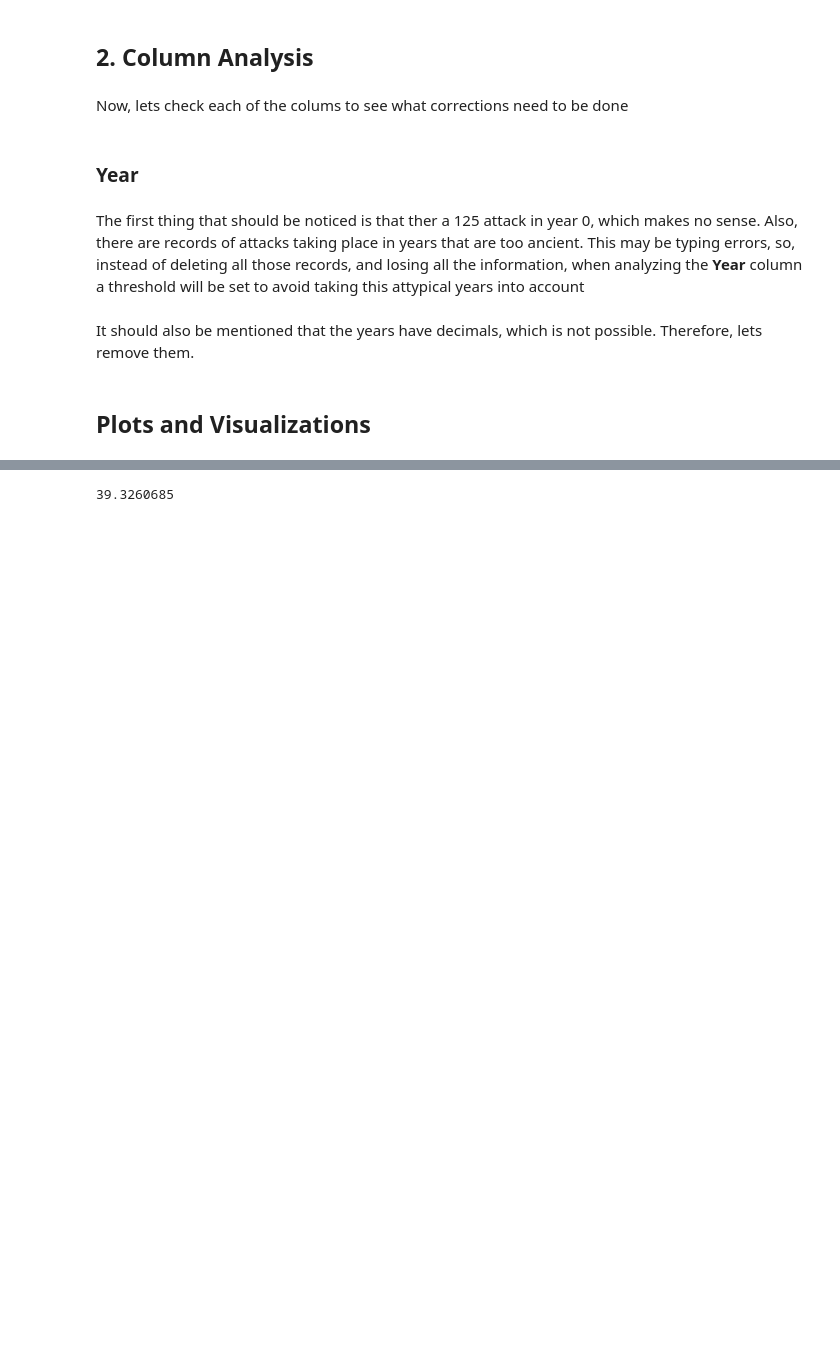
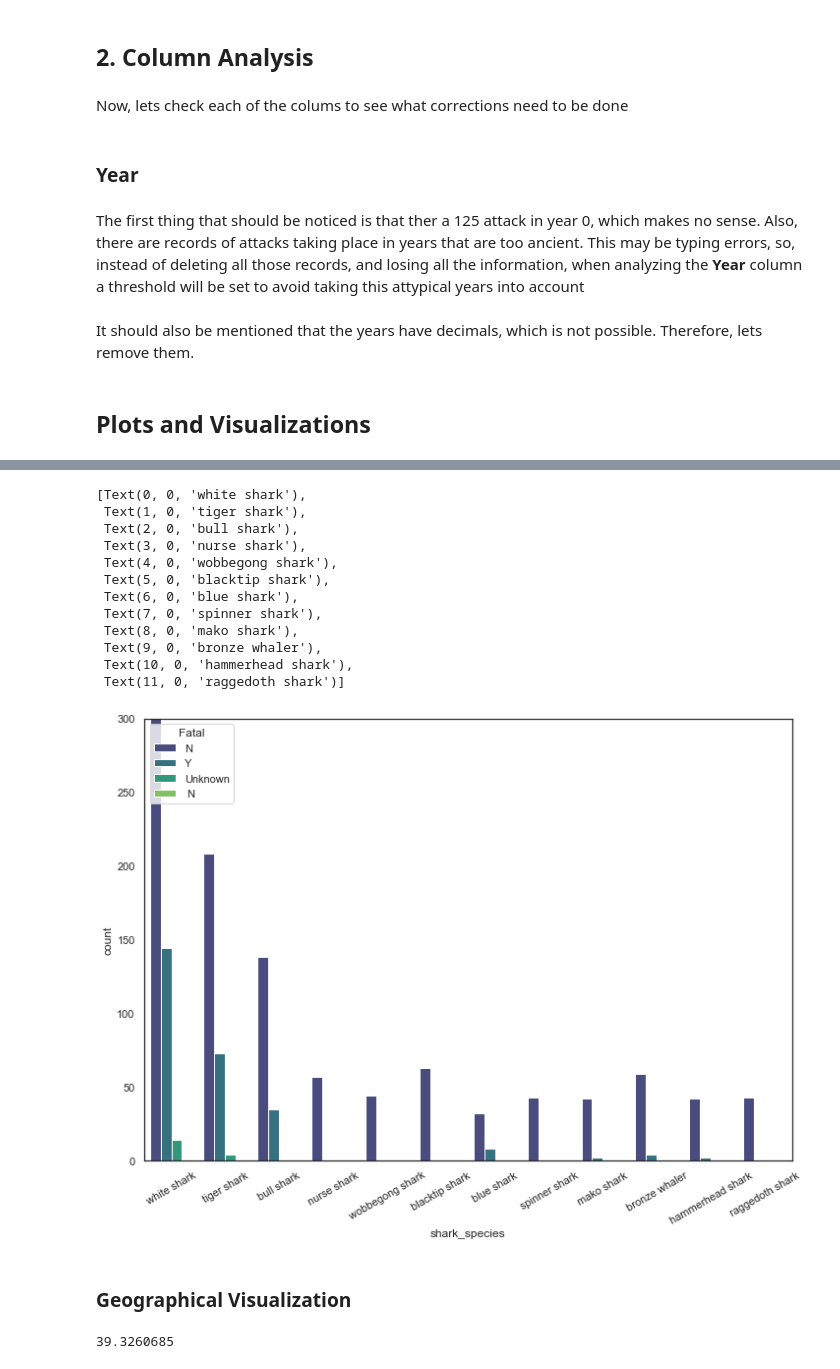
Before and after one commit to jperezllorente/shark_attacks, a Jupyter notebook: main.ipynb, the cells around one changed output, grey strips where cells are left out. Saved outputs shown, nothing was run; the diff lists cells and outputs as text; code cells hidden in the pictures; blank space fills up the shorter version.

Commit message:
visualizations 2.0

```diff
--- a/main.ipynb
+++ b/main.ipynb
@@ -148,2 +139,4 @@ curdoc().clear()
+# %%
+aggresive_sharks = data[data.groupby('shark_species')['shark_species'].transform('size') > 40]
 # %%
 data = pd.read_csv('data\\data_coords.csv')
@@ -175,0 +151,22 @@ show(l, notebool_handle = True);
+# %%
+sns.set(rc={'figure.figsize':(11.8,8.27)})
+sns.set_style('white')
+pl = sns.countplot(x=aggresive_sharks.shark_species, hue = aggresive_sharks.Fatal, palette="viridis")
+pl.set(ylim=(0,300))
+pl.set_xticklabels(pl.get_xticklabels(),rotation = 30)
+# %% [output]
+[Text(0, 0, 'white shark'),
+ Text(1, 0, 'tiger shark'),
+ Text(2, 0, 'bull shark'),
+ Text(3, 0, 'nurse shark'),
+ Text(4, 0, 'wobbegong shark'),
+ Text(5, 0, 'blacktip shark'),
+ Text(6, 0, 'blue shark'),
+ Text(7, 0, 'spinner shark'),
+ Text(8, 0, 'mako shark'),
+ Text(9, 0, 'bronze whaler'),
+ Text(10, 0, 'hammerhead shark'),
+ Text(11, 0, 'raggedoth shark')]
+[figure, added]
+# %% [markdown]
+### Geographical Visualization
```
Also changed, not shown: parts of 16 cells of this notebook, 2 other files.
